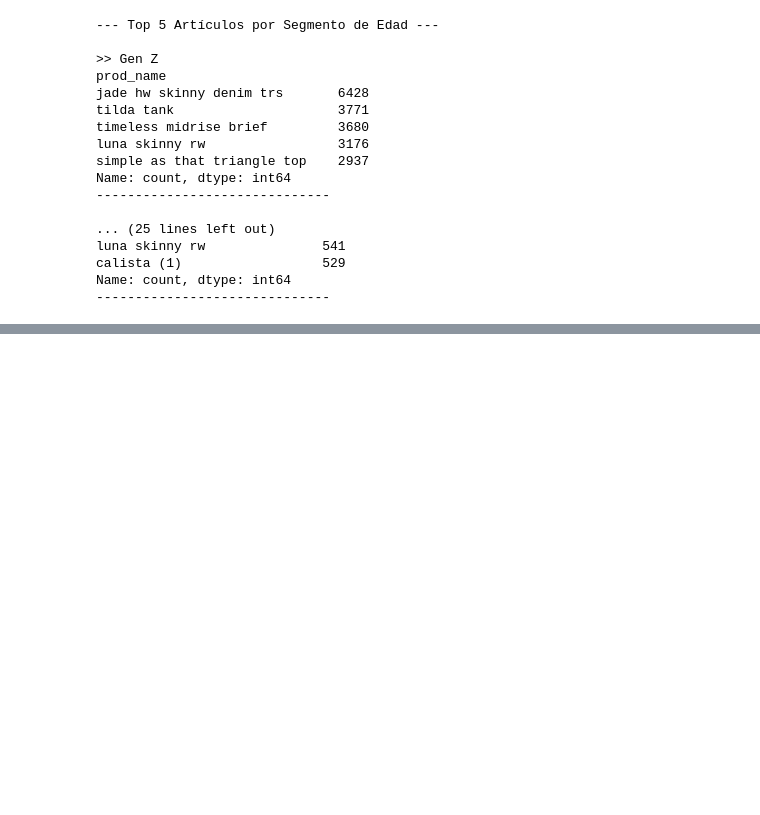
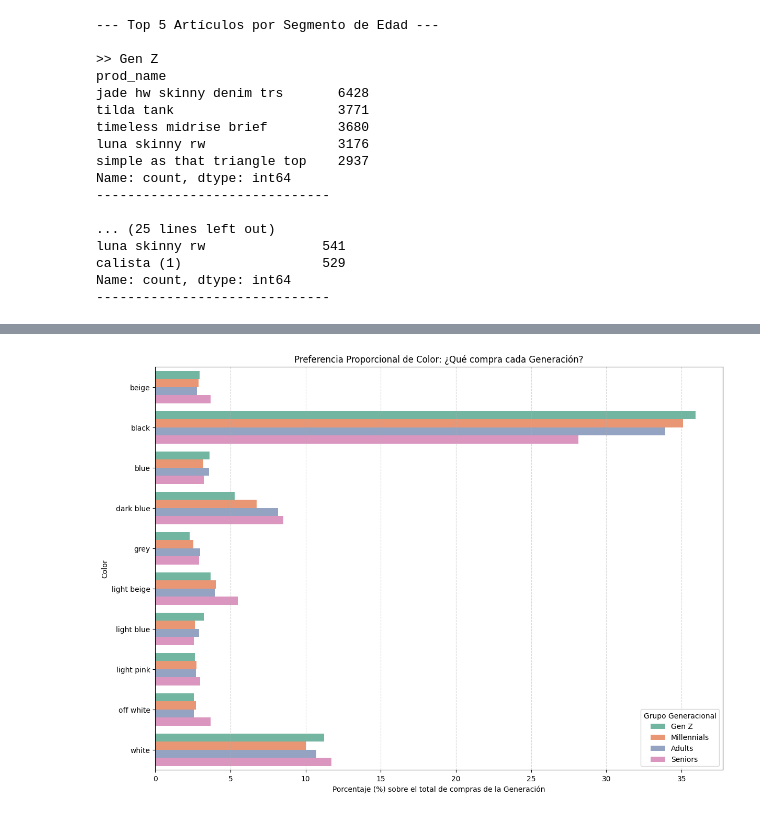
Before and after one commit to samucass07/PF_FashionDataInsights, a Jupyter notebook: notebooks/eda_profundo.ipynb, the cells around one changed output, grey strips where cells are left out. Saved outputs shown, nothing was run; the diff lists cells and outputs as text; code cells hidden in the pictures; blank space fills up the shorter version.

```diff
--- a/notebooks/eda_profundo.ipynb
+++ b/notebooks/eda_profundo.ipynb
@@ -305,0 +400,39 @@ El cruce de productos más vendidos con los rangos etarios revela que una estrat
+# %%
+# 1. Traemos la edad de los clientes cruzando con df_cust
+df_full = df_merged.merge(df_cust[['customer_id', 'age']], on='customer_id', how='left')
+
+# 2. Creamos los grupos generacionales
+# Gen Z (hasta 25), Millennials (26-40), Adults (41-60), Seniors (61+)
+bins = [0, 25, 40, 60, 120]
+labels = ['Gen Z', 'Millennials', 'Adults', 'Seniors']
+df_full['age_group'] = pd.cut(df_full['age'], bins=bins, labels=labels)
+
+# 3. Agrupamos por Generación y Color para contar las transacciones
+df_age_color = df_full.groupby(['age_group', 'colour_group_name']).size().reset_index(name='cantidad')
+
+# 4. Calculamos el total de ventas por Generación para normalizar (porcentaje)
+totals_age = df_age_color.groupby('age_group')['cantidad'].transform('sum')
+df_age_color['porcentaje'] = (df_age_color['cantidad'] / totals_age) * 100
+
+# 5. Filtramos solo el Top 10 de colores globales para no saturar el gráfico
+top_colors_age = df_full['colour_group_name'].value_counts().iloc[:10].index
+df_plot_age = df_age_color[df_age_color['colour_group_name'].isin(top_colors_age)]
+
+# 6. Graficamos
+plt.figure(figsize=(14, 10))
+sns.barplot(
+    data=df_plot_age,
+    y='colour_group_name',
+    x='porcentaje',
+    hue='age_group',
+    palette='Set2' # Una paleta con colores bien diferenciados para 4 barras
+)
+
+plt.title('Preferencia Proporcional de Color: ¿Qué compra cada Generación?')
+plt.xlabel('Porcentaje (%) sobre el total de compras de la Generación')
+plt.ylabel('Color')
+plt.grid(axis='x', linestyle='--', alpha=0.5)
+plt.legend(title='Grupo Generacional')
+plt.show()
+# %% [output]
+[figure, added]
```
Also changed, not shown: parts of 8 cells of this notebook.
